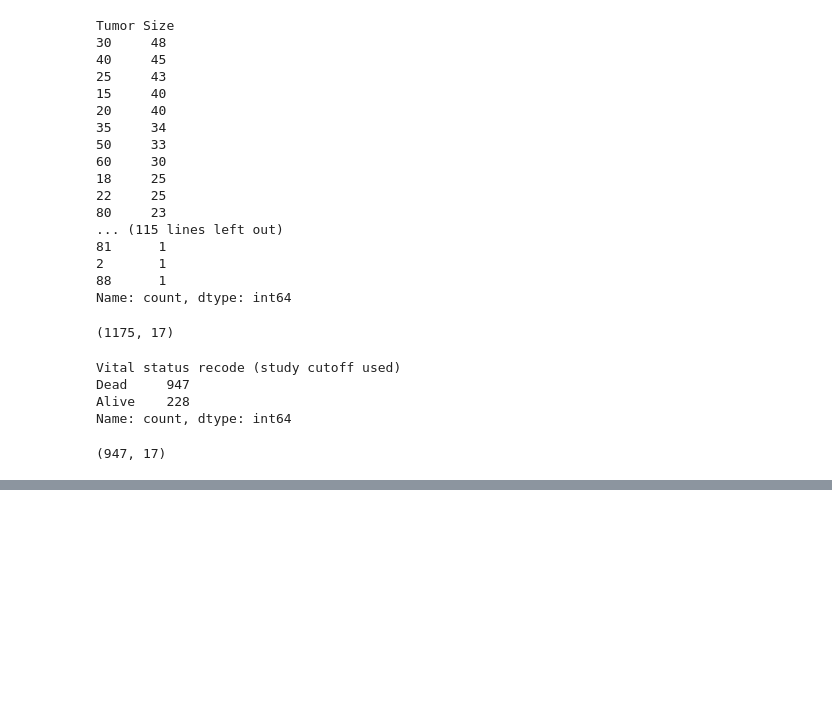
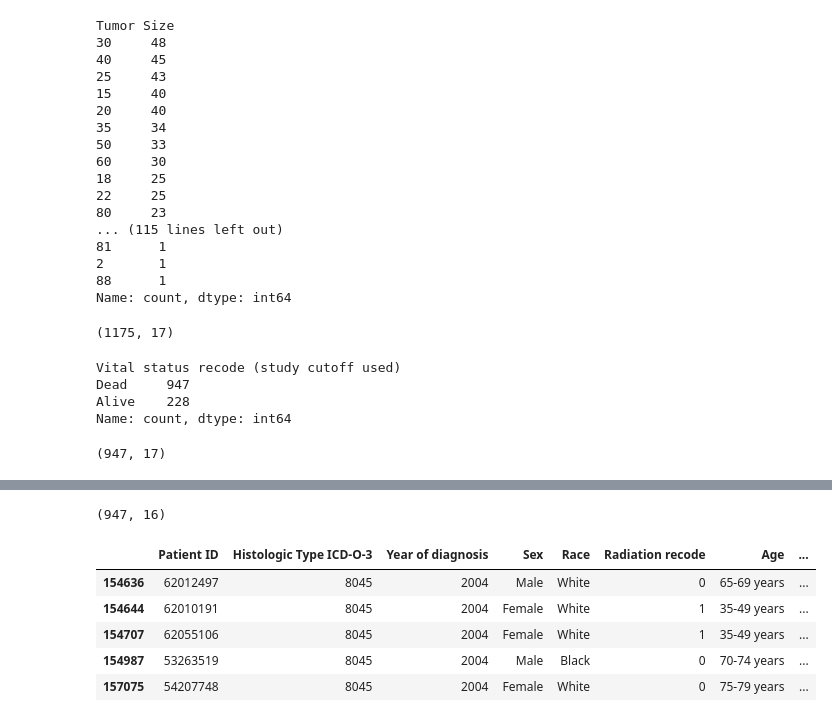
Before and after one commit to MSWinds/C-SCLC-PrognosisML, a Jupyter notebook: preprocessing.ipynb, the cells around one changed output, grey strips where cells are left out. Drawn from its saved outputs; the diff is of its cells as text; code cells hidden in the pictures; blank space fills up the shorter version.

```diff
--- a/preprocessing.ipynb
+++ b/preprocessing.ipynb
@@ -674,0 +690,17 @@ df_filtered_test2[df_filtered_test2['Vital status recode (study cutoff used)']==
+# %%
+# only keep the patients that are dead
+df_filtered_test2 = df_filtered_test2[df_filtered_test2['Vital status recode (study cutoff used)'] == 'Dead'].copy()
+
+# drop the 'Vital status recode (study cutoff used)' column
+df_filtered_test2.drop(columns='Vital status recode (study cutoff used)', inplace=True)
+# %%
+# check shape and head
+display(df_filtered_test2.shape, df_filtered_test2.head())
+# %% [output]
+(947, 16)
+|  | Patient ID | Histologic Type ICD-O-3 | Year of diagnosis | Sex | Race | Radiation recode | Age | ... |
+| 154636 | 62012497 | 8045 | 2004 | Male | White | 0 | 65-69 years | ... |
+| 154644 | 62010191 | 8045 | 2004 | Female | White | 1 | 35-49 years | ... |
+| 154707 | 62055106 | 8045 | 2004 | Female | White | 1 | 35-49 years | ... |
+| 154987 | 53263519 | 8045 | 2004 | Male | Black | 0 | 70-74 years | ... |
+| 157075 | 54207748 | 8045 | 2004 | Female | White | 0 | 75-79 years | ... |
```
Also changed, not shown: parts of 4 cells of this notebook, 1 other file.
